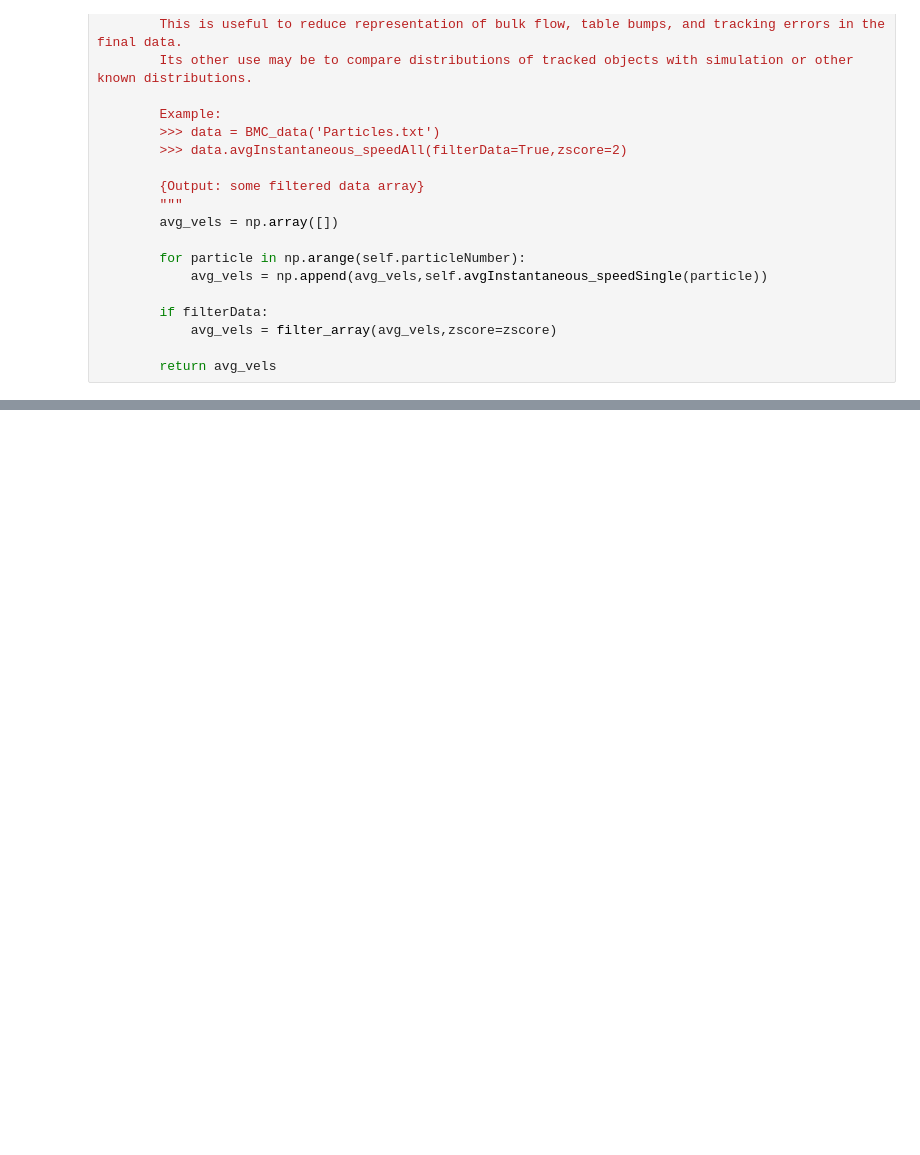
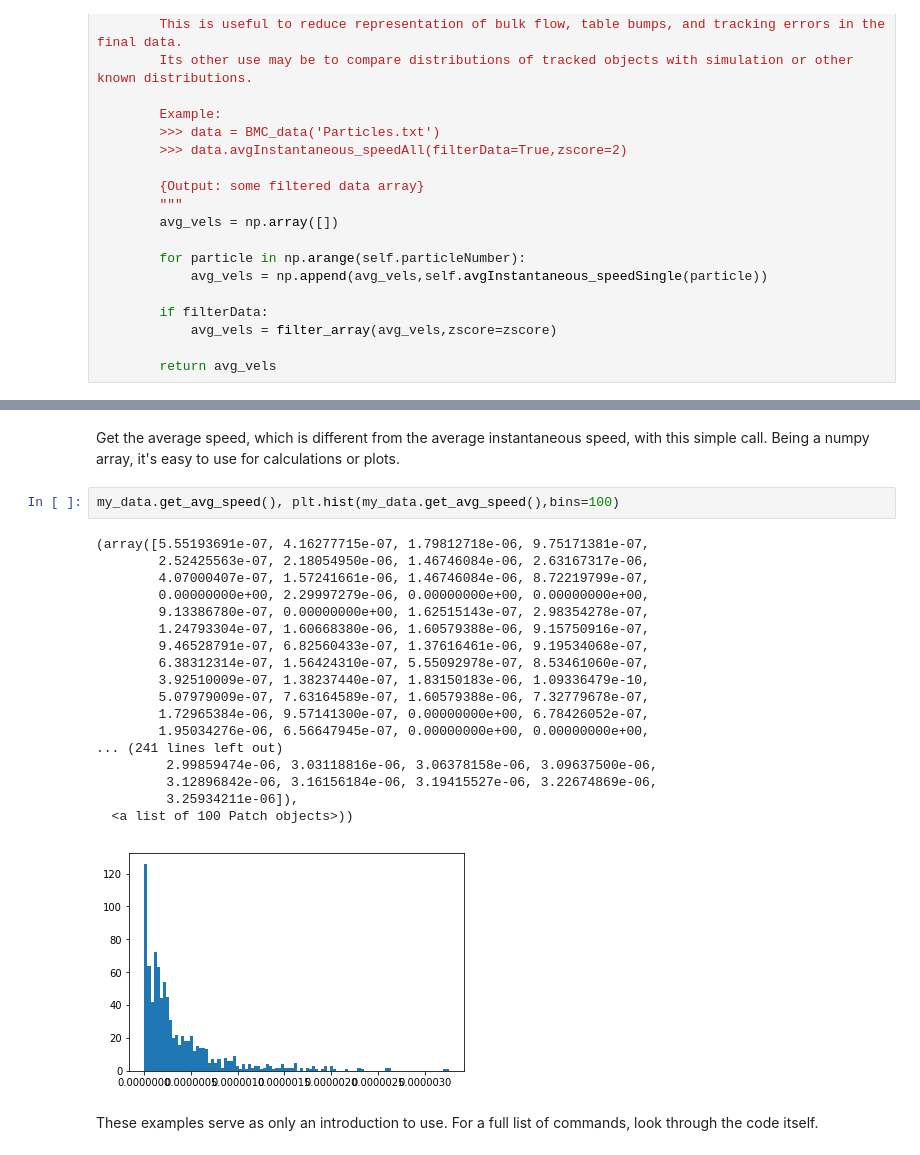
Before and after one commit to Mlawrence95/111B-Segre-Work, a Jupyter notebook: Brownian Motion in Cells/BMC Analysis.ipynb, the cells around one changed output, grey strips where cells are left out. Drawn from its saved outputs; the diff is of its cells as text; blank space fills up the shorter version.

```diff
--- a/Brownian Motion in Cells/BMC Analysis.ipynb
+++ b/Brownian Motion in Cells/BMC Analysis.ipynb
@@ -445,0 +575,25 @@ class BMC_data():
+# %% [markdown]
+Get the average speed, which is different from the average instantaneous speed, with this simple call. Being a numpy array, it's easy to use for calculations or plots.
+# %%
+my_data.get_avg_speed(), plt.hist(my_data.get_avg_speed(),bins=100)
+# %% [output]
+(array([5.55193691e-07, 4.16277715e-07, 1.79812718e-06, 9.75171381e-07,
+        2.52425563e-07, 2.18054950e-06, 1.46746084e-06, 2.63167317e-06,
+        4.07000407e-07, 1.57241661e-06, 1.46746084e-06, 8.72219799e-07,
+        0.00000000e+00, 2.29997279e-06, 0.00000000e+00, 0.00000000e+00,
+        9.13386780e-07, 0.00000000e+00, 1.62515143e-07, 2.98354278e-07,
+        1.24793304e-07, 1.60668380e-06, 1.60579388e-06, 9.15750916e-07,
+        9.46528791e-07, 6.82560433e-07, 1.37616461e-06, 9.19534068e-07,
+        6.38312314e-07, 1.56424310e-07, 5.55092978e-07, 8.53461060e-07,
+        3.92510009e-07, 1.38237440e-07, 1.83150183e-06, 1.09336479e-10,
+        5.07979009e-07, 7.63164589e-07, 1.60579388e-06, 7.32779678e-07,
+        1.72965384e-06, 9.57141300e-07, 0.00000000e+00, 6.78426052e-07,
+        1.95034276e-06, 6.56647945e-07, 0.00000000e+00, 0.00000000e+00,
+... (241 lines left out)
+         2.99859474e-06, 3.03118816e-06, 3.06378158e-06, 3.09637500e-06,
+         3.12896842e-06, 3.16156184e-06, 3.19415527e-06, 3.22674869e-06,
+         3.25934211e-06]),
+  <a list of 100 Patch objects>))
+[figure, added]
+# %% [markdown]
+These examples serve as only an introduction to use. For a full list of commands, look through the code itself.
```
Also changed, not shown: parts of 21 cells of this notebook.
